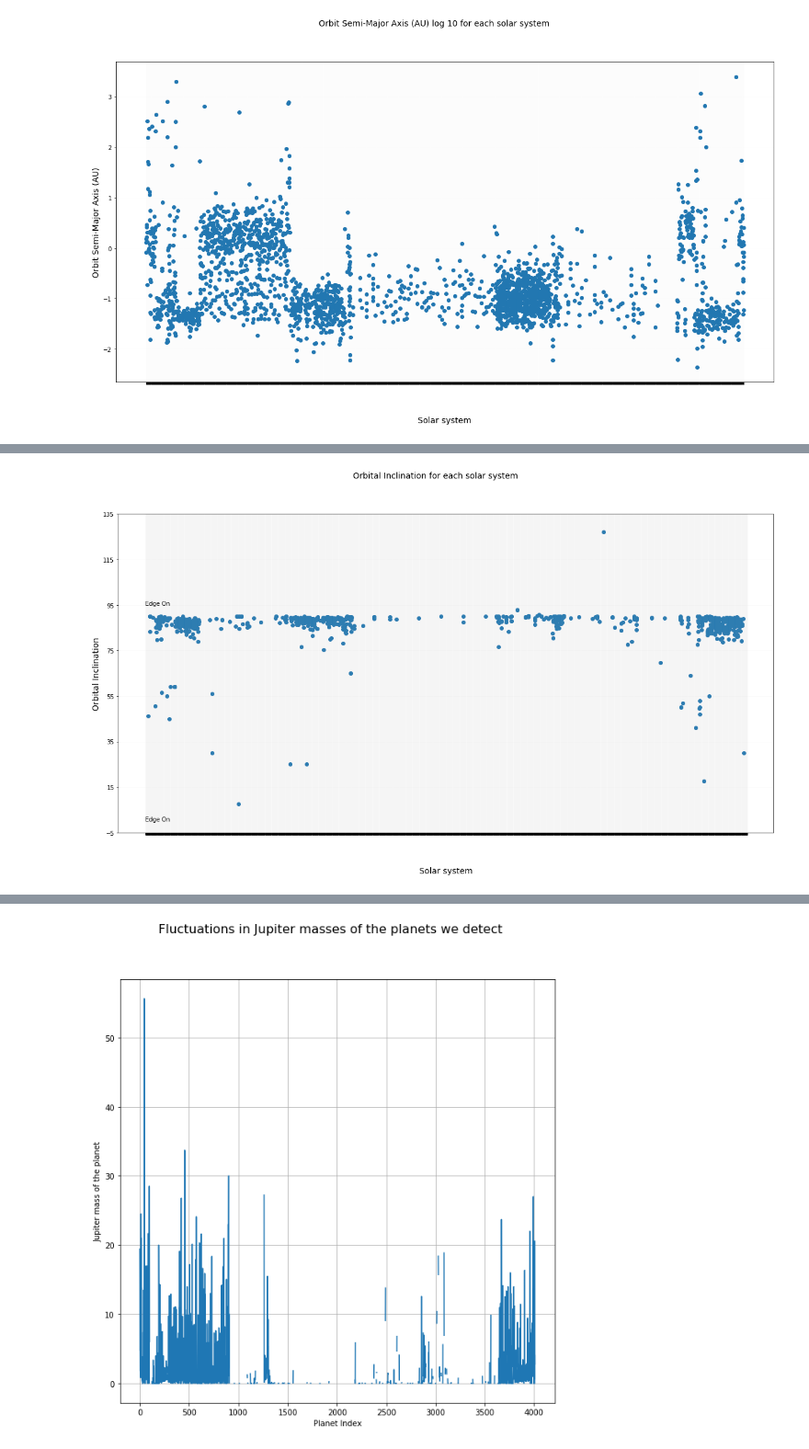
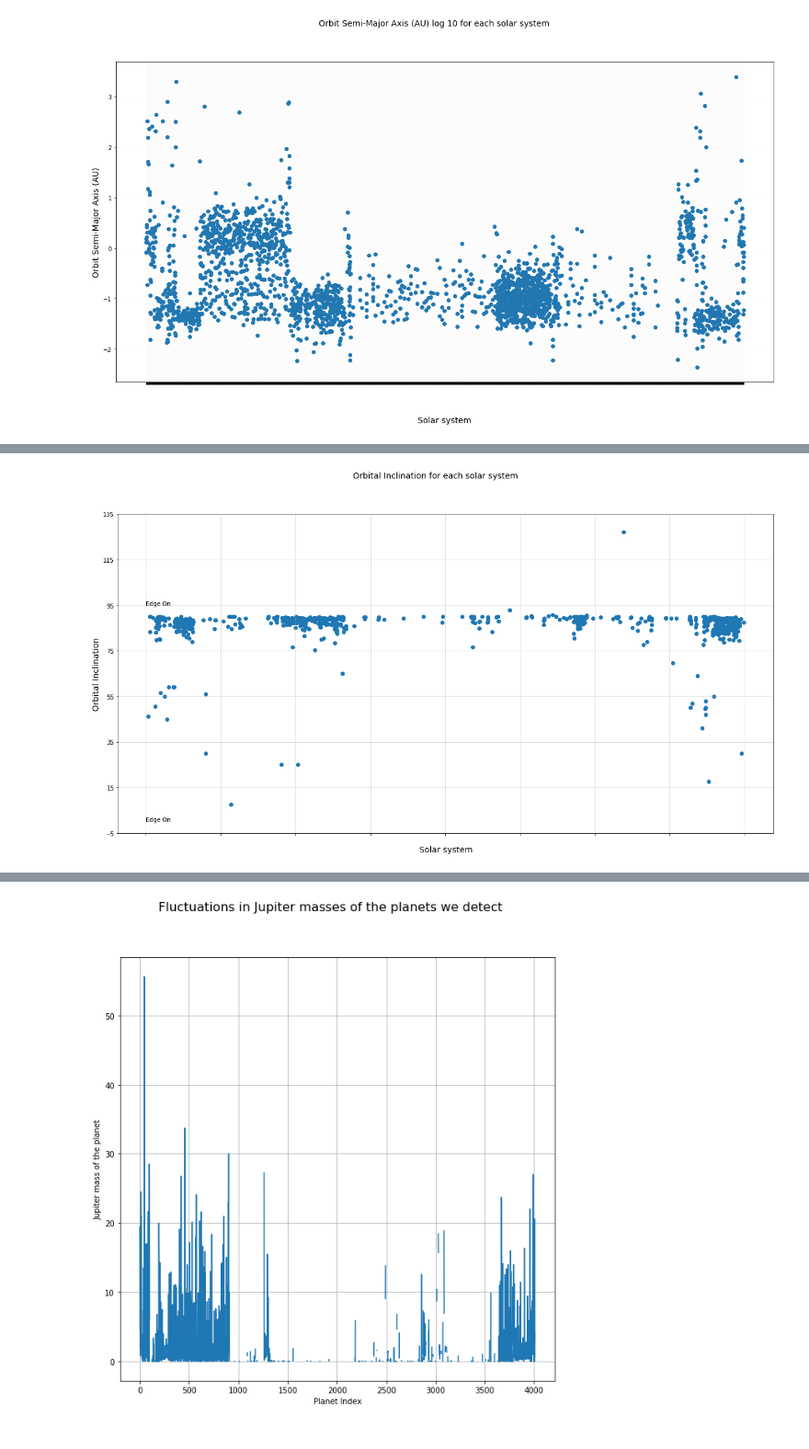
Before and after one commit to coderXmachina2/infographicaGalactica, a Jupyter notebook: scripts/exoPlanetProbing.ipynb, the cells around one changed output, grey strips where cells are left out. Shown: that part at 92% size. Cells and saved outputs as stored; diff of their text form; code cells hidden in the pictures.

```diff
--- a/scripts/exoPlanetProbing.ipynb
+++ b/scripts/exoPlanetProbing.ipynb
@@ -232,21 +235,21 @@ plt.show()
 # %%
 fig = plt.figure(figsize=(20,10))
-plt.scatter(data['pl_hostname'], data['pl_orbincl']  )
+plt.scatter(range(len(data)), data['pl_orbincl']  )
 fig.suptitle('Orbital Inclination for each solar system', fontsize=14)
 plt.xlabel('Solar system', fontsize=14)
 plt.ylabel('Orbital Inclination', fontsize=14)
 
 plt.yticks(np.arange(-5, 140, step=20))
 plt.xticks(rotation=45, fontsize=4, alpha = 0.0001)
 plt.text(0,95, "Edge On", fontsize = 10)
 
 plt.text(0,0, "Edge On", fontsize = 10)
 
-plt.grid(alpha = 0.05)
+plt.grid(alpha = 0.5)
 plt.savefig('/Users/ultra/Desktop/theJects/infographicaGalactica/Vissies/orbital_inclination.png')
 plt.show()
 # %% [output]
-[figure, old version]
+[figure, new version]
 # %%
 #now we move on to mass. Provenance is the source of the measurement
 # %%
```
Also changed, not shown: parts of 3 cells of this notebook, 12 other files.
